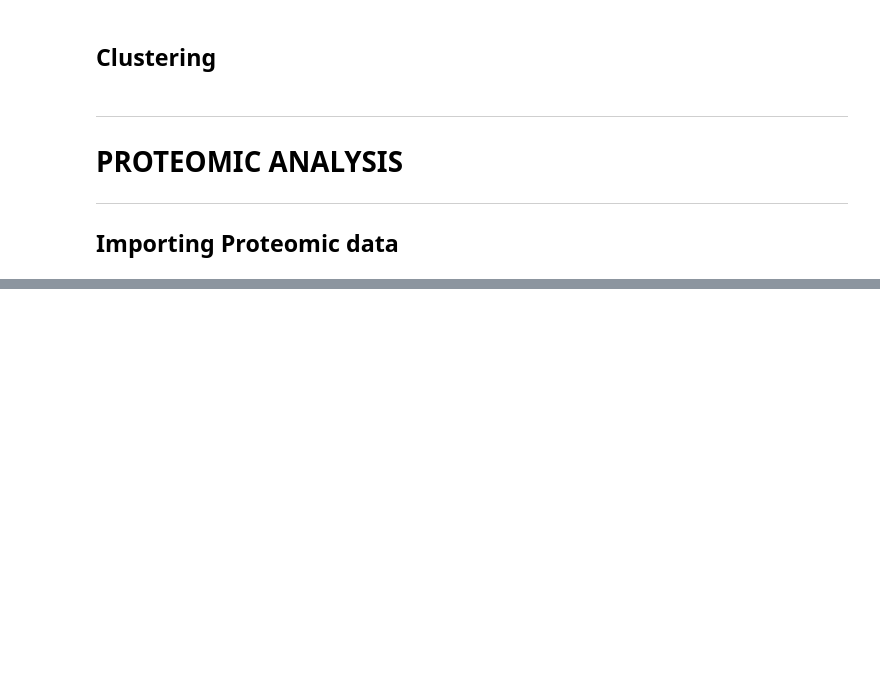
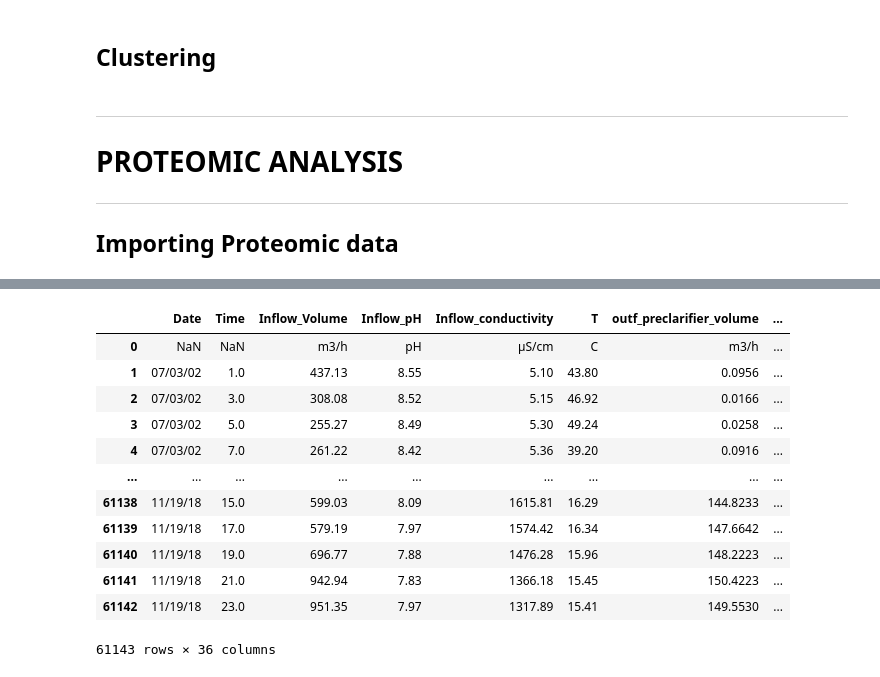
Before and after one commit to AAnzel/MOVIS, a Jupyter notebook: Code/Data_assessment.ipynb, the cells around one changed output, grey strips where cells are left out. Cells and saved outputs as stored; diff of their text form; code cells hidden in the pictures; blank space fills up the shorter version.

```diff
--- a/Code/Data_assessment.ipynb
+++ b/Code/Data_assessment.ipynb
@@ -747,0 +767,18 @@ chart_proteomics
+# %%
+phy_che_file_name = os.path.join(path_physico_chemical, [i for i in os.listdir(path_physico_chemical) if (i.endswith(('.tsv', '.csv')))][1])
+phy_che_df = pd.read_csv (phy_che_file_name)
+phy_che_df
+# %% [output]
+|  | Date | Time | Inflow_Volume | Inflow_pH | Inflow_conductivity | T | outf_preclarifier_volume | ... |
+| 0 | NaN | NaN | m3/h | pH | µS/cm | C | m3/h | ... |
+| 1 | 07/03/02 | 1.0 | 437.13 | 8.55 | 5.10 | 43.80 | 0.0956 | ... |
+| 2 | 07/03/02 | 3.0 | 308.08 | 8.52 | 5.15 | 46.92 | 0.0166 | ... |
+| 3 | 07/03/02 | 5.0 | 255.27 | 8.49 | 5.30 | 49.24 | 0.0258 | ... |
+| 4 | 07/03/02 | 7.0 | 261.22 | 8.42 | 5.36 | 39.20 | 0.0916 | ... |
+| ... | ... | ... | ... | ... | ... | ... | ... | ... |
+| 61138 | 11/19/18 | 15.0 | 599.03 | 8.09 | 1615.81 | 16.29 | 144.8233 | ... |
+| 61139 | 11/19/18 | 17.0 | 579.19 | 7.97 | 1574.42 | 16.34 | 147.6642 | ... |
+| 61140 | 11/19/18 | 19.0 | 696.77 | 7.88 | 1476.28 | 15.96 | 148.2223 | ... |
+| 61141 | 11/19/18 | 21.0 | 942.94 | 7.83 | 1366.18 | 15.45 | 150.4223 | ... |
+| 61142 | 11/19/18 | 23.0 | 951.35 | 7.97 | 1317.89 | 15.41 | 149.5530 | ... |
+61143 rows × 36 columns
```
Also changed, not shown: parts of 13 cells of this notebook.
